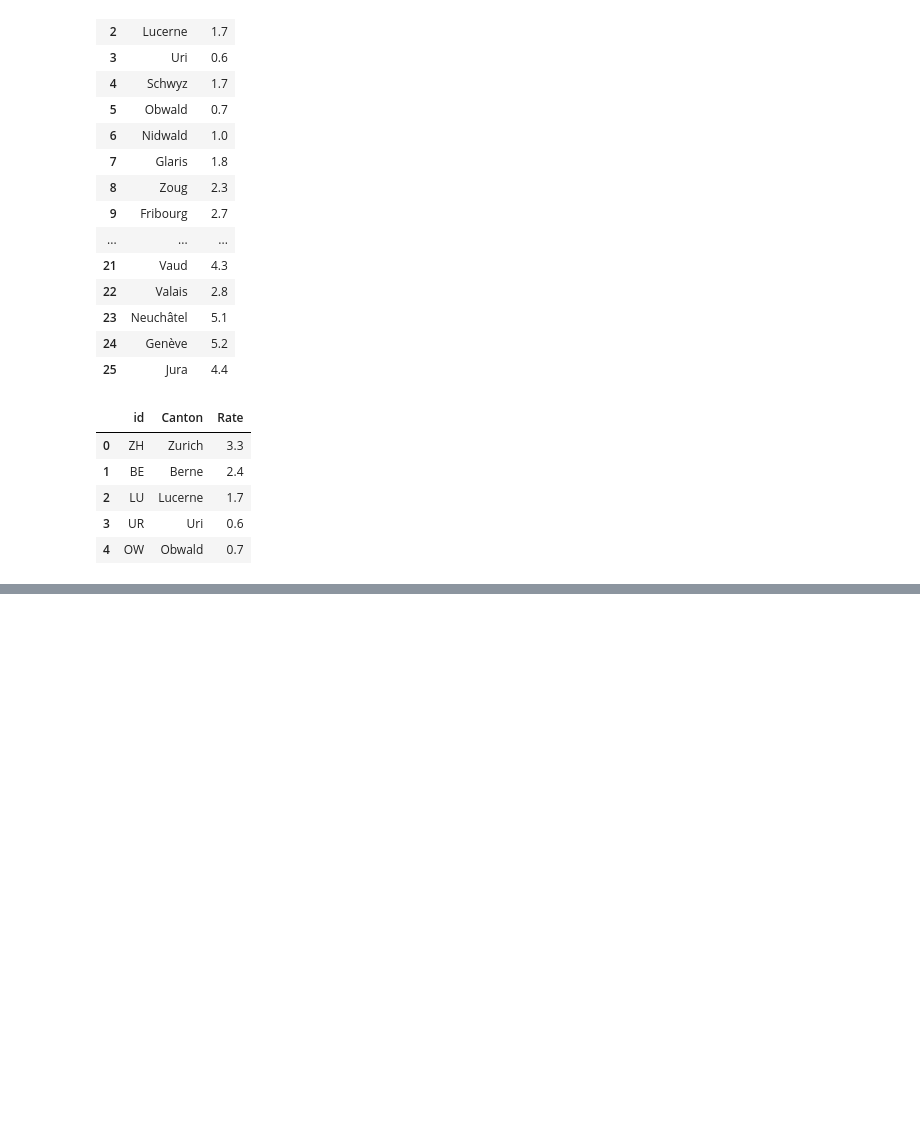
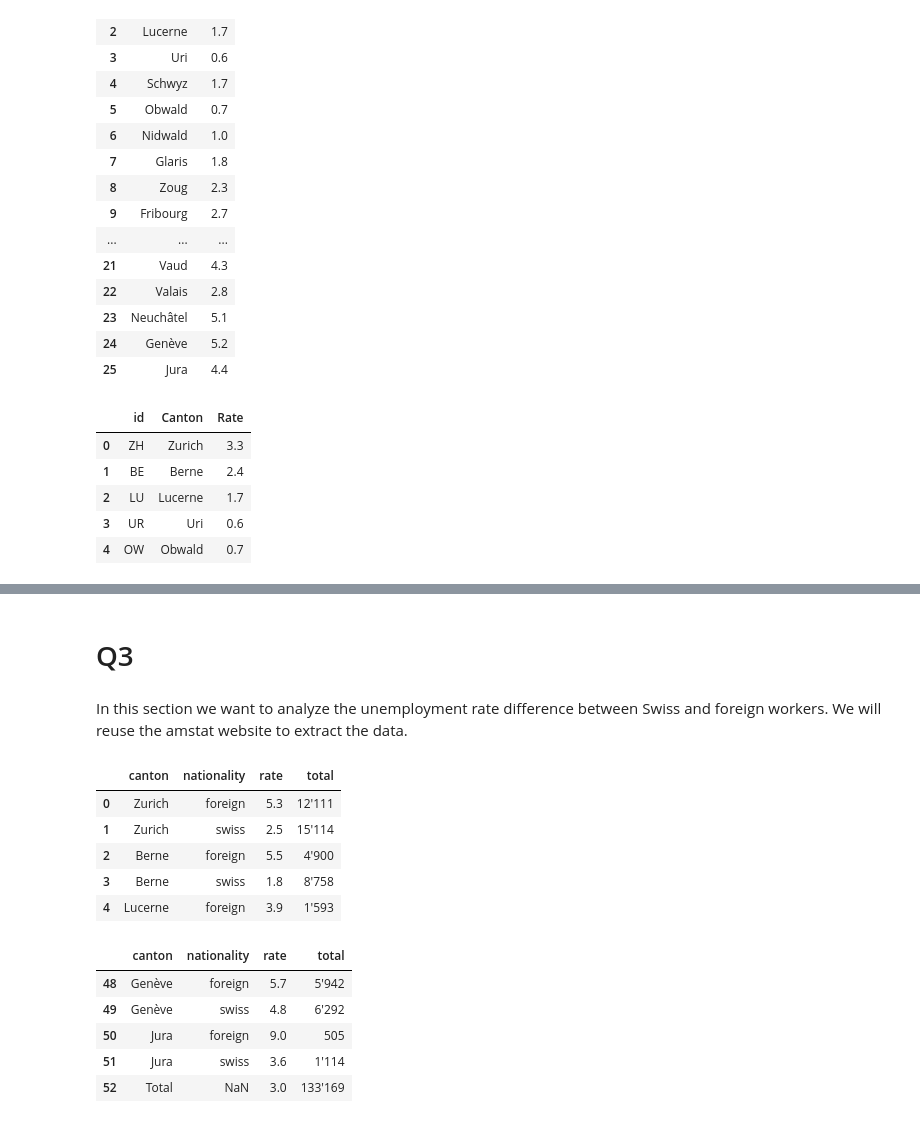
Before and after one commit to vincenzobaz/VBTALL-ADA2017, a Jupyter notebook: Homework 3.ipynb, the cells around one changed output, grey strips where cells are left out. Saved outputs shown, nothing was run; the diff lists cells and outputs as text; code cells hidden in the pictures; blank space fills up the shorter version.

```diff
--- a/Homework 3.ipynb
+++ b/Homework 3.ipynb
@@ -195,0 +207,4 @@ swissmap
+# %% [markdown]
+# Q3
+# %% [markdown]
+In this section we want to analyze the unemployment rate difference between Swiss and foreign workers. We will reuse the amstat website to extract the data.
@@ -195,0 +213,27 @@ swissmap
+# %%
+# Extract the unemployment rate of swiss and foreign workers
+un_swiss_foreign_raw_df = pd.read_csv("Homework3-data/taux_chomage_nationalite.csv",
+                                   encoding = "UTF-16",
+                                   header = 0,
+                                   skiprows=[0],
+                                   usecols=[0,1,3,4],
+                                   #index_col=[0,1],
+                                   names=["canton", "nationality", "rate", "total"]
+                                   )
+# translate values in the nationality column
+un_swiss_foreign_raw_df["nationality"] = un_swiss_foreign_raw_df["nationality"].map({"Etrangers":"foreign", "Suisses":"swiss"})
+display(un_swiss_foreign_raw_df.head(5))
+display(un_swiss_foreign_raw_df.tail(5))
+# %% [output]
+|  | canton | nationality | rate | total |
+| 0 | Zurich | foreign | 5.3 | 12'111 |
+| 1 | Zurich | swiss | 2.5 | 15'114 |
+| 2 | Berne | foreign | 5.5 | 4'900 |
+| 3 | Berne | swiss | 1.8 | 8'758 |
+| 4 | Lucerne | foreign | 3.9 | 1'593 |
+|  | canton | nationality | rate | total |
+| 48 | Genève | foreign | 5.7 | 5'942 |
+| 49 | Genève | swiss | 4.8 | 6'292 |
+| 50 | Jura | foreign | 9.0 | 505 |
+| 51 | Jura | swiss | 3.6 | 1'114 |
+| 52 | Total | NaN | 3.0 | 133'169 |
```
Also changed, not shown: parts of 15 cells of this notebook.
